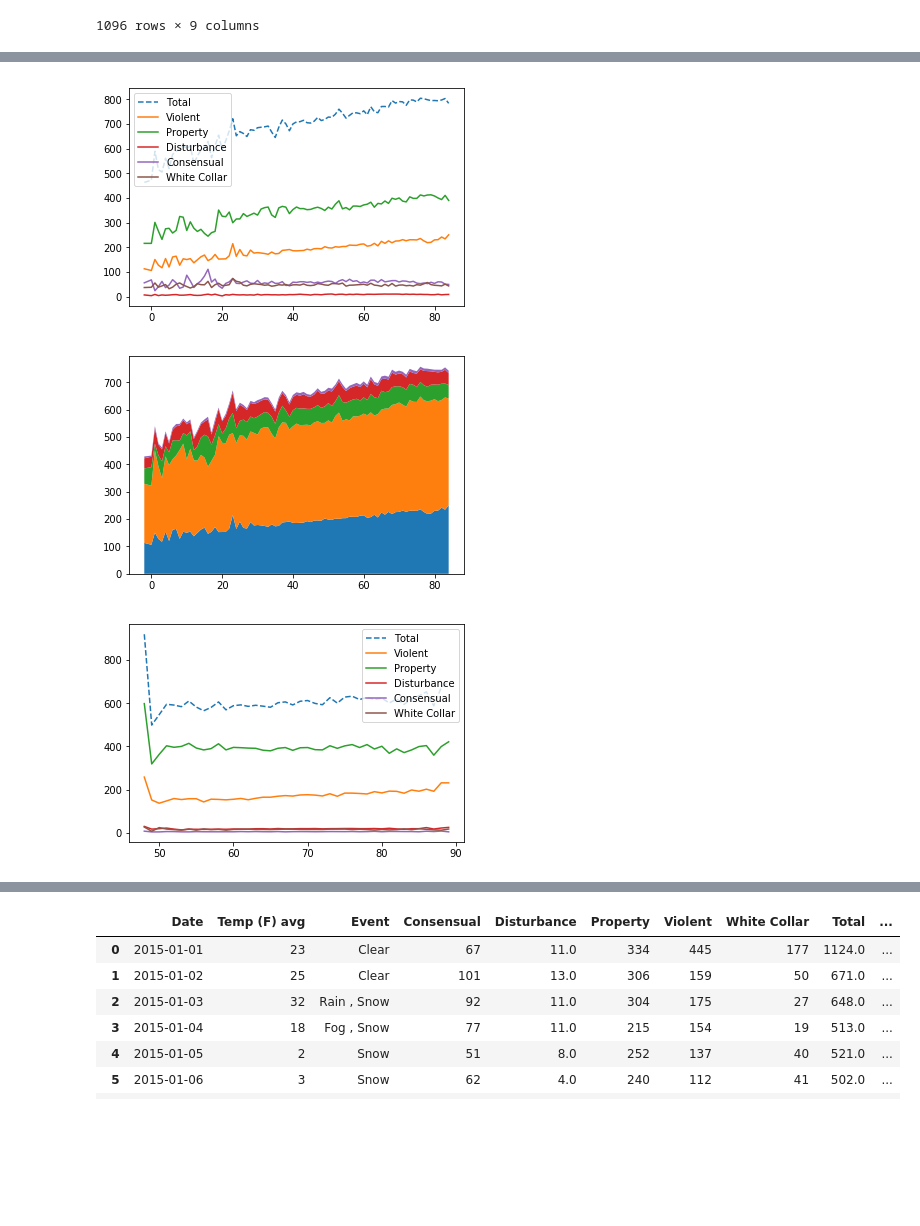
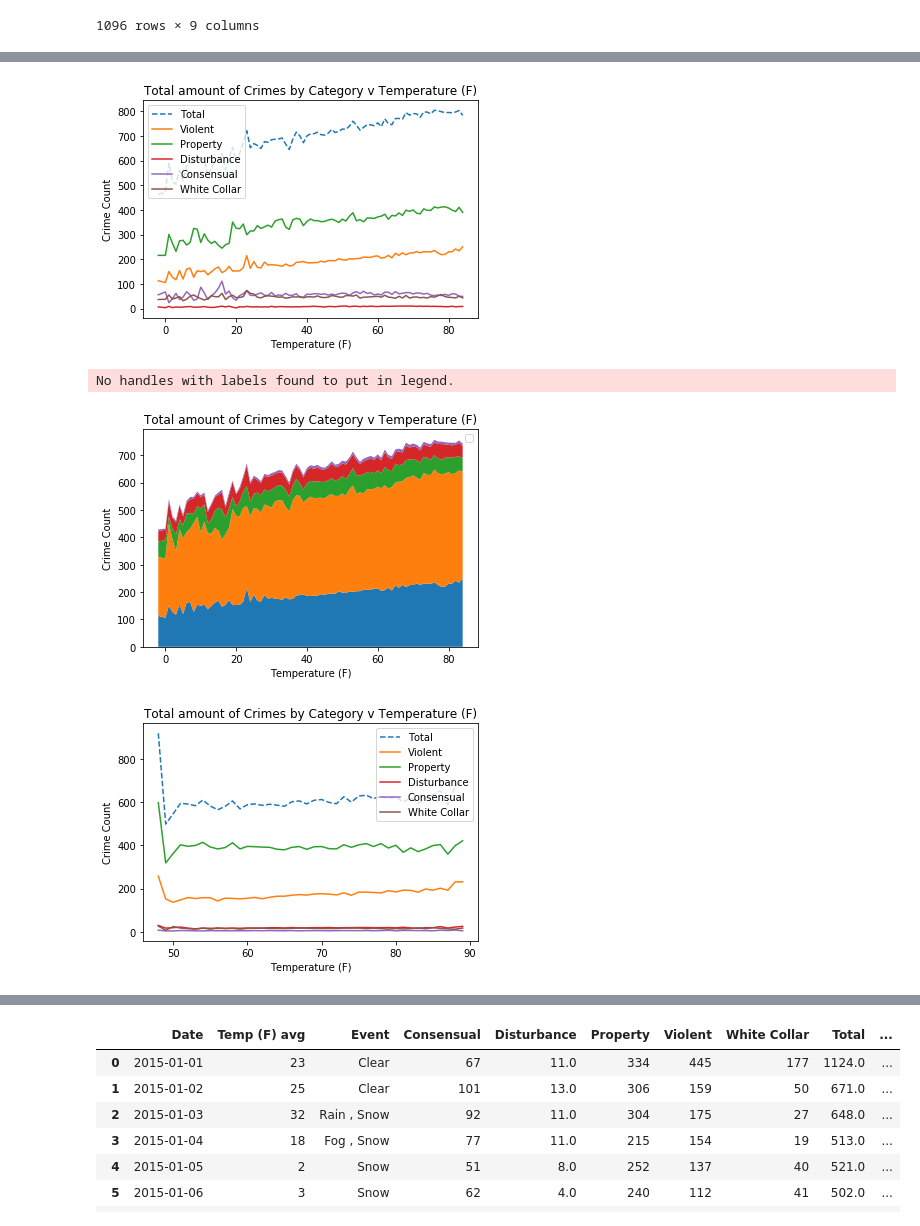
Before and after one commit to minxstm/Bootcamp_Project_1, a Jupyter notebook: Some_Plots_Kevin.ipynb, the cells around one changed output, grey strips where cells are left out. Cells and saved outputs as stored; diff of their text form; code cells hidden in the pictures; blank space fills up the shorter version.

```diff
--- a/Some_Plots_Kevin.ipynb
+++ b/Some_Plots_Kevin.ipynb
@@ -85,21 +97,28 @@ chi_temp = chi_df.groupby("Temp (F) avg").mean()
 # %%
 plt.plot(chi_temp["Total"],linestyle="--")
 plt.plot(chi_temp["Violent"])
 plt.plot(chi_temp["Property"])
 plt.plot(chi_temp["Disturbance"])
 plt.plot(chi_temp["Consensual"])
 plt.plot(chi_temp["White Collar"])
+plt.title("Total amount of Crimes by Category v Temperature (F)")
+plt.xlabel("Temperature (F)")
+plt.ylabel("Crime Count")
 plt.legend()
 plt.show()
 # %% [output]
-[figure, old version]
+[figure, new version]
 # %%
 plt.stackplot(chi_temp.index,[chi_temp["Violent"],chi_temp["Property"],chi_temp["Consensual"],
                               chi_temp["White Collar"],chi_temp["Disturbance"]])
+plt.title("Total amount of Crimes by Category v Temperature (F)")
+plt.xlabel("Temperature (F)")
+plt.ylabel("Crime Count")
 plt.legend()
 plt.show()
 # %% [output]
+No handles with labels found to put in legend.
-[figure, old version]
+[figure, new version]
 # %%
 la_temp = la_df.groupby("Temp (F) avg").mean()
 # %%
@@ -109,10 +128,13 @@ plt.plot(la_temp["Property"])
 plt.plot(la_temp["Disturbance"])
 plt.plot(la_temp["Consensual"])
 plt.plot(la_temp["White Collar"])
+plt.title("Total amount of Crimes by Category v Temperature (F)")
+plt.xlabel("Temperature (F)")
+plt.ylabel("Crime Count")
 plt.legend()
 plt.show()
 # %% [output]
-[figure, old version]
+[figure, new version]
 # %%
 plt.stackplot(la_temp.index,[la_temp["Violent"],la_temp["Property"],la_temp["Consensual"],
                               la_temp["White Collar"],la_temp["Disturbance"]])
```
Also changed, not shown: parts of 6 cells of this notebook.
